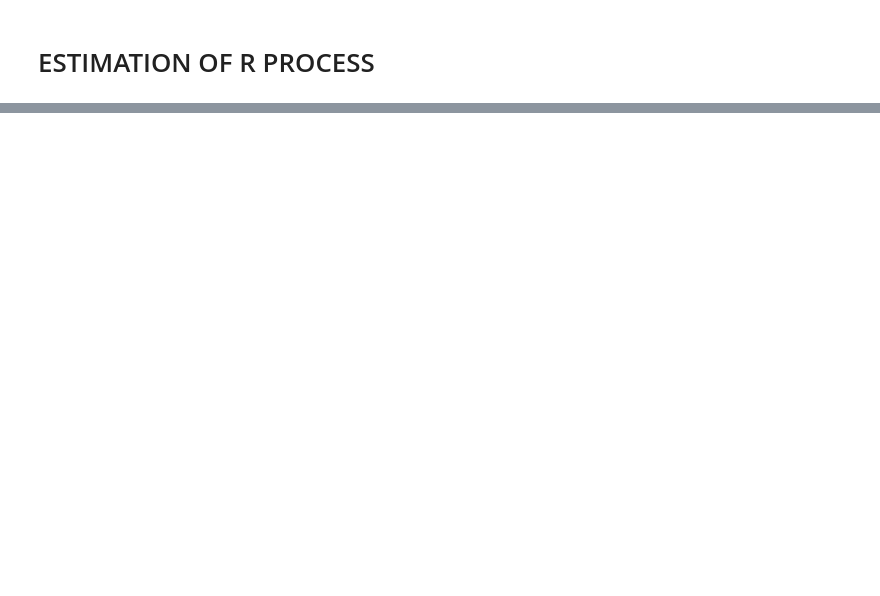
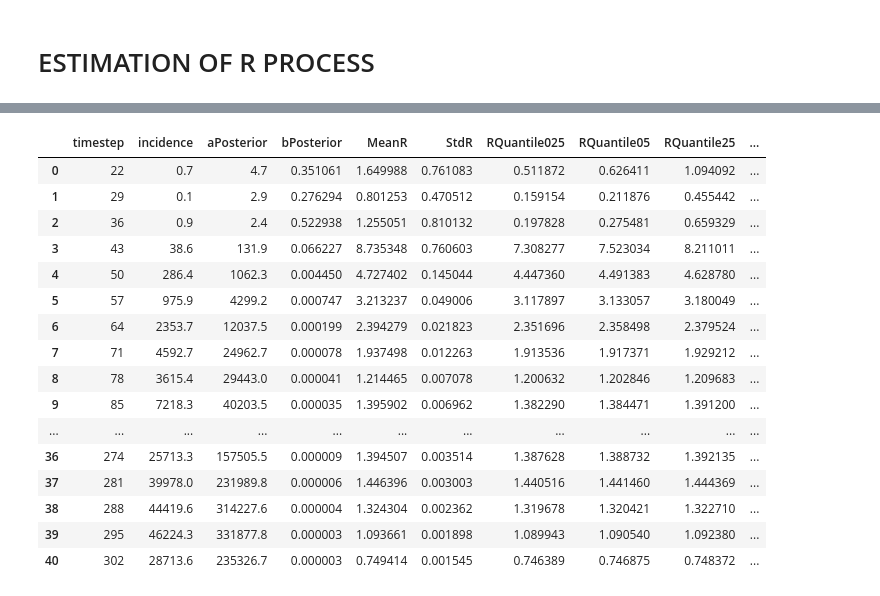
Before and after one commit to Mathonal/Rcomputing_covid19, a Jupyter notebook: 2-CALCUL_R_reduct.ipynb, the cells around one changed output, grey strips where cells are left out. Saved outputs shown, nothing was run; the diff lists cells and outputs as text; code cells hidden in the pictures; blank space fills up the shorter version.

```diff
--- a/2-CALCUL_R_reduct.ipynb
+++ b/2-CALCUL_R_reduct.ipynb
@@ -319,19 +306,45 @@ computation complete
 # %%
+incidencelist = IncidenceSerie.loc[(IncidenceSerie.index >= endTimes[0]-1)]
+incidencelist = []
+#VISUALISATION OF DISTRIBUTION
+for val in endTimes:
+    incidencelist.append(IncidenceSerie[val-1])
+
 # DATAFRAMING RESULTS
 testdict = {'timestep':endTimes,
+            'incidence':incidencelist,
             'aPosterior':aPosterior,
             'bPosterior':bPosterior,
             'MeanR':MeanR,
             'StdR':StdR,
             'RQuantile025':RQuantile025,
             'RQuantile05':RQuantile05,
             'RQuantile25':RQuantile25,
             'Rmedian':Rmedian,
             'RQuantile75':RQuantile75,
             'RQuantile95':RQuantile95,
             'RQuantile975':RQuantile975}
 
 rsltdf = pd.DataFrame(testdict)
+rsltdf
+# %% [output]
+|  | timestep | incidence | aPosterior | bPosterior | MeanR | StdR | RQuantile025 | RQuantile05 | RQuantile25 | ... |
+| 0 | 22 | 0.7 | 4.7 | 0.351061 | 1.649988 | 0.761083 | 0.511872 | 0.626411 | 1.094092 | ... |
+| 1 | 29 | 0.1 | 2.9 | 0.276294 | 0.801253 | 0.470512 | 0.159154 | 0.211876 | 0.455442 | ... |
+| 2 | 36 | 0.9 | 2.4 | 0.522938 | 1.255051 | 0.810132 | 0.197828 | 0.275481 | 0.659329 | ... |
+| 3 | 43 | 38.6 | 131.9 | 0.066227 | 8.735348 | 0.760603 | 7.308277 | 7.523034 | 8.211011 | ... |
+| 4 | 50 | 286.4 | 1062.3 | 0.004450 | 4.727402 | 0.145044 | 4.447360 | 4.491383 | 4.628780 | ... |
+| 5 | 57 | 975.9 | 4299.2 | 0.000747 | 3.213237 | 0.049006 | 3.117897 | 3.133057 | 3.180049 | ... |
+| 6 | 64 | 2353.7 | 12037.5 | 0.000199 | 2.394279 | 0.021823 | 2.351696 | 2.358498 | 2.379524 | ... |
+| 7 | 71 | 4592.7 | 24962.7 | 0.000078 | 1.937498 | 0.012263 | 1.913536 | 1.917371 | 1.929212 | ... |
+| 8 | 78 | 3615.4 | 29443.0 | 0.000041 | 1.214465 | 0.007078 | 1.200632 | 1.202846 | 1.209683 | ... |
+| 9 | 85 | 7218.3 | 40203.5 | 0.000035 | 1.395902 | 0.006962 | 1.382290 | 1.384471 | 1.391200 | ... |
+| ... | ... | ... | ... | ... | ... | ... | ... | ... | ... | ... |
+| 36 | 274 | 25713.3 | 157505.5 | 0.000009 | 1.394507 | 0.003514 | 1.387628 | 1.388732 | 1.392135 | ... |
+| 37 | 281 | 39978.0 | 231989.8 | 0.000006 | 1.446396 | 0.003003 | 1.440516 | 1.441460 | 1.444369 | ... |
+| 38 | 288 | 44419.6 | 314227.6 | 0.000004 | 1.324304 | 0.002362 | 1.319678 | 1.320421 | 1.322710 | ... |
+| 39 | 295 | 46224.3 | 331877.8 | 0.000003 | 1.093661 | 0.001898 | 1.089943 | 1.090540 | 1.092380 | ... |
+| 40 | 302 | 28713.6 | 235326.7 | 0.000003 | 0.749414 | 0.001545 | 0.746389 | 0.746875 | 0.748372 | ... |
 # %%
 from matplotlib.pyplot import figure
 
```
Also changed, not shown: parts of 16 cells of this notebook, 10 other files.
